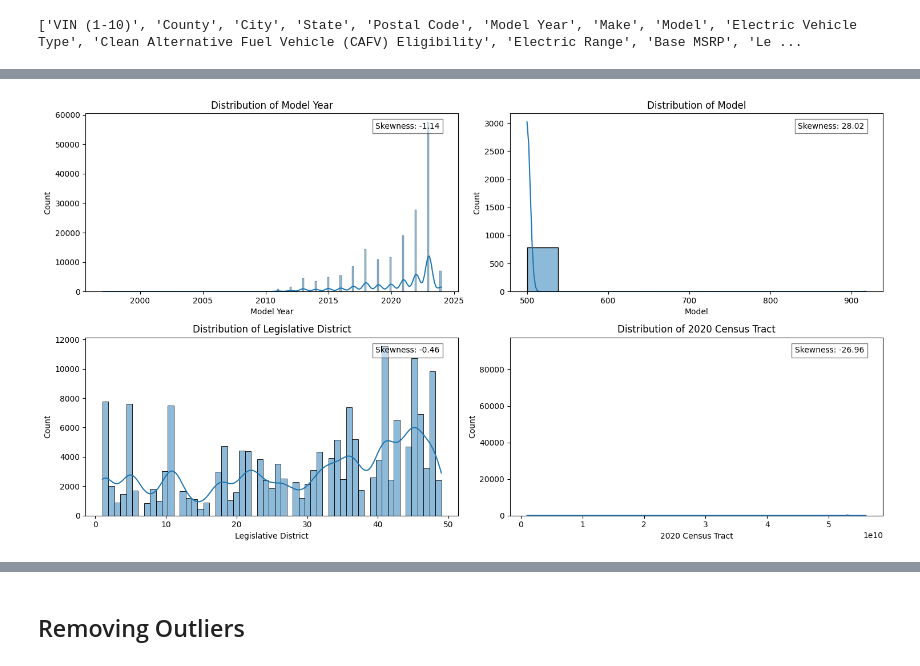
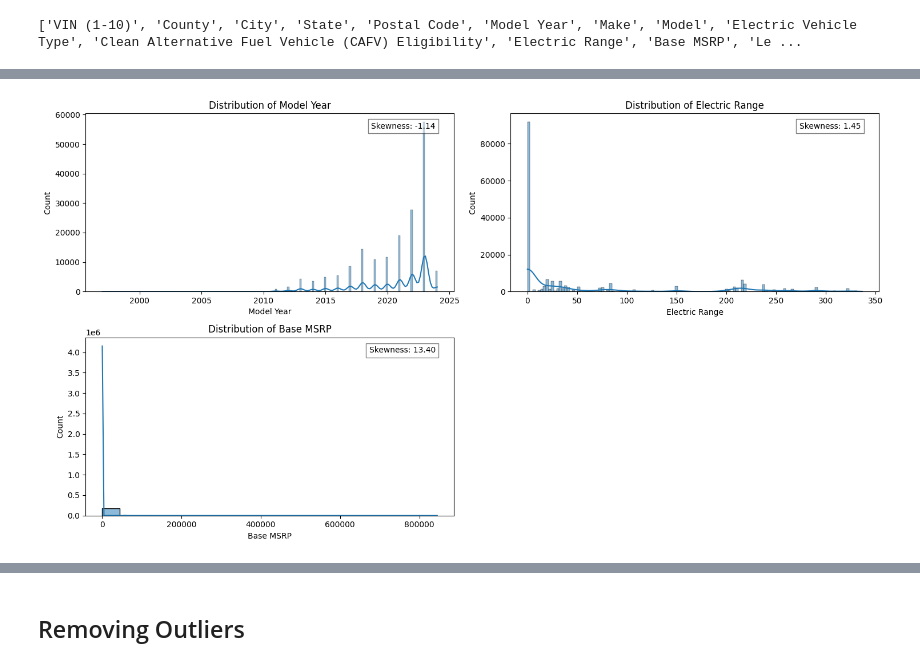
Before and after one commit to Ann-Tonina/Electric-Vehicles-population-2024-Analysis, a Jupyter notebook: EVpopulation Analysis.ipynb, the cells around one changed output, grey strips where cells are left out. Cells and saved outputs as stored; diff of their text form; code cells hidden in the pictures.

```diff
--- a/EVpopulation Analysis.ipynb
+++ b/EVpopulation Analysis.ipynb
@@ -323,0 +308,2 @@ array([37,  1, 36,  5, 23,  2, 14, 26, 47, 43, 21, 34, 22, 11, 20, 46, 32,
+# %%
+df['Legislative District'] = df['Legislative District'].astype('Int64').astype('category')
@@ -353,3 +372,12 @@ for col in cols_to_convert:
+# %%
+# Convert Postal Code to string (handles missing values safely)
+df['Postal Code'] = df['Postal Code'].astype('Int64').astype(str)
+
+# Convert 2020 Census Tract to string (keep full precision as string)
+df['2020 Census Tract'] = df['2020 Census Tract'].apply(lambda x: str(int(x)) if not pd.isnull(x) else '')
+
+# Convert DOL Vehicle ID to string
+df['DOL Vehicle ID'] = df['DOL Vehicle ID'].astype(str)
 # %%
 df.dtypes
 # %% [output]
@@ -373 +401,4 @@ Electric Utility                                     float64
 dtype: object
+# %%
+# Converting back to Object for analysis
+df['Legislative District'] = df['Legislative District'].astype(str)
@@ -382,7 +422,7 @@ print(df.columns.tolist())
 ['VIN (1-10)', 'County', 'City', 'State', 'Postal Code', 'Model Year', 'Make', 'Model', 'Electric Vehicle Type', 'Clean Alternative Fuel Vehicle (CAFV) Eligibility', 'Electric Range', 'Base MSRP', 'Le ...
 # %%
 # Define the columns you want to check for outliers
-major_columns = ['Model Year', 'Model', 'Legislative District', '2020 Census Tract']
+major_columns = ['Model Year', 'Electric Range', 'Base MSRP']
 
 # Calculate IQR for each column
 Q1 = df[major_columns].quantile(0.25)
@@ -428,30 +536,30 @@ Overall, the data spans a broad range of locations and years, but a few extreme
 # %%
 def plot_distributions(df, columns, n_cols=2, figsize=(15, 4)):
     n_rows = (len(columns) - 1) // n_cols + 1
     fig, axes = plt.subplots(n_rows, n_cols, figsize=(figsize[0], figsize[1] * n_rows))
     axes = axes.flatten()  # Flatten the 2D array of axes for easier indexing
 
     for i, column in enumerate(columns):
         ax = axes[i]
         sns.histplot(df[column], kde=True, ax=ax)
         ax.set_title(f'Distribution of {column}')
         ax.set_xlabel(column)
         ax.set_ylabel('Count')
 
         # Add skewness value to the plot
         skewness = df[column].skew()
         ax.text(0.95, 0.95, f'Skewness: {skewness:.2f}',
                 horizontalalignment='right', verticalalignment='top',
                 transform=ax.transAxes, bbox=dict(facecolor='white', alpha=0.5))
 
     # Remove any unused subplots
     for j in range(i + 1, len(axes)):
         fig.delaxes(axes[j])
 
     plt.tight_layout()
     plt.show()
 # Usage
-columns_to_plot = ['Model Year', 'Model', 'Legislative District', '2020 Census Tract']
+columns_to_plot = ['Model Year', 'Electric Range', 'Base MSRP']
 plot_distributions(df, columns_to_plot);
 # %% [output]
-[figure, old version]
+[figure, new version]
```
Also changed, not shown: parts of 32 cells of this notebook.
